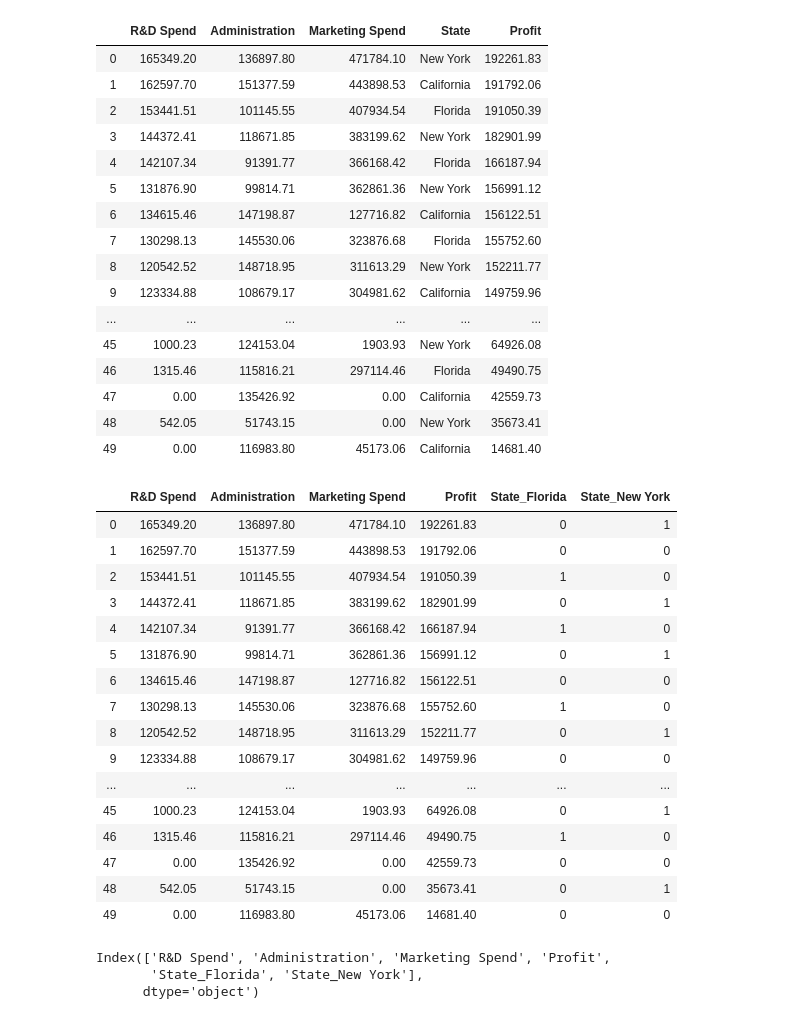
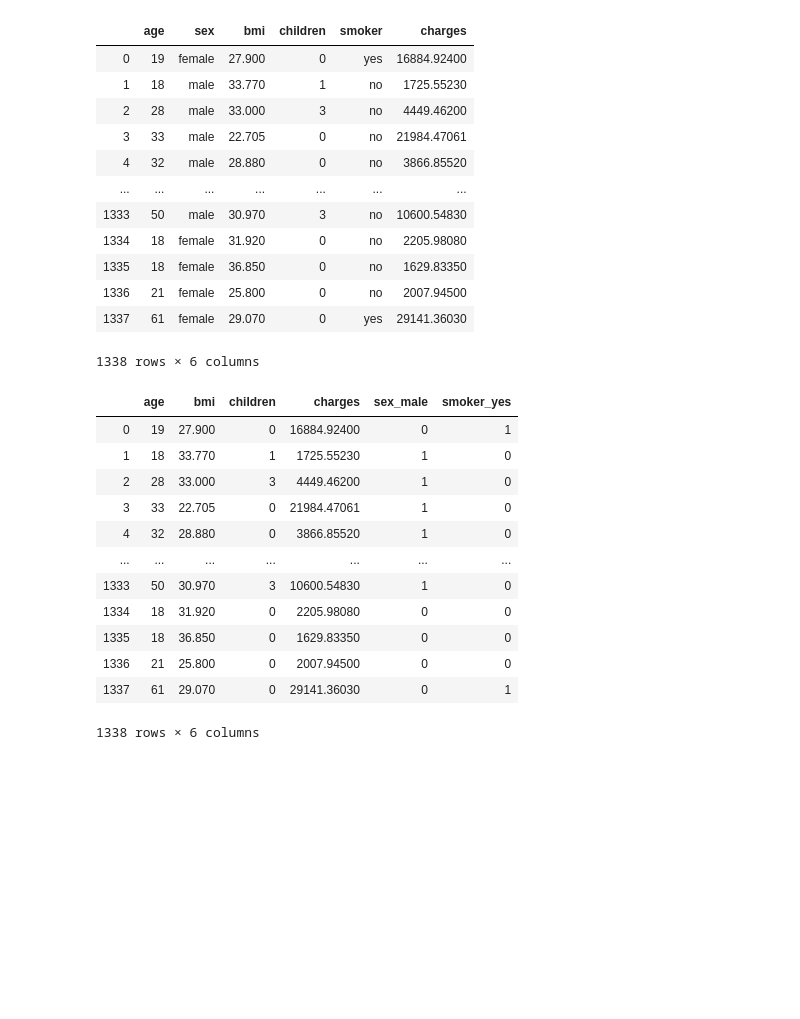
Before and after one commit to sharanRV/MachineLearning, a Jupyter notebook: Decision_Tree.ipynb, the cells around one changed output. Cells and saved outputs as stored; diff of their text form; code cells hidden in the pictures; blank space fills up the shorter version.

```diff
--- a/Decision_Tree.ipynb
+++ b/Decision_Tree.ipynb
@@ -4,51 +3,35 @@ import pandas as pd
 # %%
 #datapreprocessing
-dataset=pd.read_csv('50_Startups.csv')
+dataset=pd.read_csv('insurance.csv')
 dataset
 # %% [output]
-|  | R&D Spend | Administration | Marketing Spend | State | Profit |
-| 0 | 165349.20 | 136897.80 | 471784.10 | New York | 192261.83 |
-| 1 | 162597.70 | 151377.59 | 443898.53 | California | 191792.06 |
-| 2 | 153441.51 | 101145.55 | 407934.54 | Florida | 191050.39 |
-| 3 | 144372.41 | 118671.85 | 383199.62 | New York | 182901.99 |
-| 4 | 142107.34 | 91391.77 | 366168.42 | Florida | 166187.94 |
-| 5 | 131876.90 | 99814.71 | 362861.36 | New York | 156991.12 |
-| 6 | 134615.46 | 147198.87 | 127716.82 | California | 156122.51 |
-| 7 | 130298.13 | 145530.06 | 323876.68 | Florida | 155752.60 |
-| 8 | 120542.52 | 148718.95 | 311613.29 | New York | 152211.77 |
-| 9 | 123334.88 | 108679.17 | 304981.62 | California | 149759.96 |
-| ... | ... | ... | ... | ... | ... |
-| 45 | 1000.23 | 124153.04 | 1903.93 | New York | 64926.08 |
-| 46 | 1315.46 | 115816.21 | 297114.46 | Florida | 49490.75 |
-| 47 | 0.00 | 135426.92 | 0.00 | California | 42559.73 |
-| 48 | 542.05 | 51743.15 | 0.00 | New York | 35673.41 |
-| 49 | 0.00 | 116983.80 | 45173.06 | California | 14681.40 |
+|  | age | sex | bmi | children | smoker | charges |
+| 0 | 19 | female | 27.900 | 0 | yes | 16884.92400 |
+| 1 | 18 | male | 33.770 | 1 | no | 1725.55230 |
+| 2 | 28 | male | 33.000 | 3 | no | 4449.46200 |
+| 3 | 33 | male | 22.705 | 0 | no | 21984.47061 |
+| 4 | 32 | male | 28.880 | 0 | no | 3866.85520 |
+| ... | ... | ... | ... | ... | ... | ... |
+| 1333 | 50 | male | 30.970 | 3 | no | 10600.54830 |
+| 1334 | 18 | female | 31.920 | 0 | no | 2205.98080 |
+| 1335 | 18 | female | 36.850 | 0 | no | 1629.83350 |
+| 1336 | 21 | female | 25.800 | 0 | no | 2007.94500 |
+| 1337 | 61 | female | 29.070 | 0 | yes | 29141.36030 |
+1338 rows × 6 columns
 # %%
-#getdummiesfromthedata
 dataset=pd.get_dummies(dataset,drop_first=True)
 dataset
 # %% [output]
-|  | R&D Spend | Administration | Marketing Spend | Profit | State_Florida | State_New York |
-| 0 | 165349.20 | 136897.80 | 471784.10 | 192261.83 | 0 | 1 |
-| 1 | 162597.70 | 151377.59 | 443898.53 | 191792.06 | 0 | 0 |
-| 2 | 153441.51 | 101145.55 | 407934.54 | 191050.39 | 1 | 0 |
-| 3 | 144372.41 | 118671.85 | 383199.62 | 182901.99 | 0 | 1 |
-| 4 | 142107.34 | 91391.77 | 366168.42 | 166187.94 | 1 | 0 |
-| 5 | 131876.90 | 99814.71 | 362861.36 | 156991.12 | 0 | 1 |
-| 6 | 134615.46 | 147198.87 | 127716.82 | 156122.51 | 0 | 0 |
-| 7 | 130298.13 | 145530.06 | 323876.68 | 155752.60 | 1 | 0 |
-| 8 | 120542.52 | 148718.95 | 311613.29 | 152211.77 | 0 | 1 |
-| 9 | 123334.88 | 108679.17 | 304981.62 | 149759.96 | 0 | 0 |
+|  | age | bmi | children | charges | sex_male | smoker_yes |
+| 0 | 19 | 27.900 | 0 | 16884.92400 | 0 | 1 |
+| 1 | 18 | 33.770 | 1 | 1725.55230 | 1 | 0 |
+| 2 | 28 | 33.000 | 3 | 4449.46200 | 1 | 0 |
+| 3 | 33 | 22.705 | 0 | 21984.47061 | 1 | 0 |
+| 4 | 32 | 28.880 | 0 | 3866.85520 | 1 | 0 |
 | ... | ... | ... | ... | ... | ... | ... |
-| 45 | 1000.23 | 124153.04 | 1903.93 | 64926.08 | 0 | 1 |
-| 46 | 1315.46 | 115816.21 | 297114.46 | 49490.75 | 1 | 0 |
-| 47 | 0.00 | 135426.92 | 0.00 | 42559.73 | 0 | 0 |
-| 48 | 542.05 | 51743.15 | 0.00 | 35673.41 | 0 | 1 |
-| 49 | 0.00 | 116983.80 | 45173.06 | 14681.40 | 0 | 0 |
+| 1333 | 50 | 30.970 | 3 | 10600.54830 | 1 | 0 |
+| 1334 | 18 | 31.920 | 0 | 2205.98080 | 0 | 0 |
+| 1335 | 18 | 36.850 | 0 | 1629.83350 | 0 | 0 |
+| 1336 | 21 | 25.800 | 0 | 2007.94500 | 0 | 0 |
+| 1337 | 61 | 29.070 | 0 | 29141.36030 | 0 | 1 |
+1338 rows × 6 columns
-# %%
-#getonlycolumns
-dataset.columns
-# %% [output]
-Index(['R&D Spend', 'Administration', 'Marketing Spend', 'Profit',
-       'State_Florida', 'State_New York'],
-      dtype='object')
```
Also changed, not shown: parts of 11 cells of this notebook, 3 other files.
